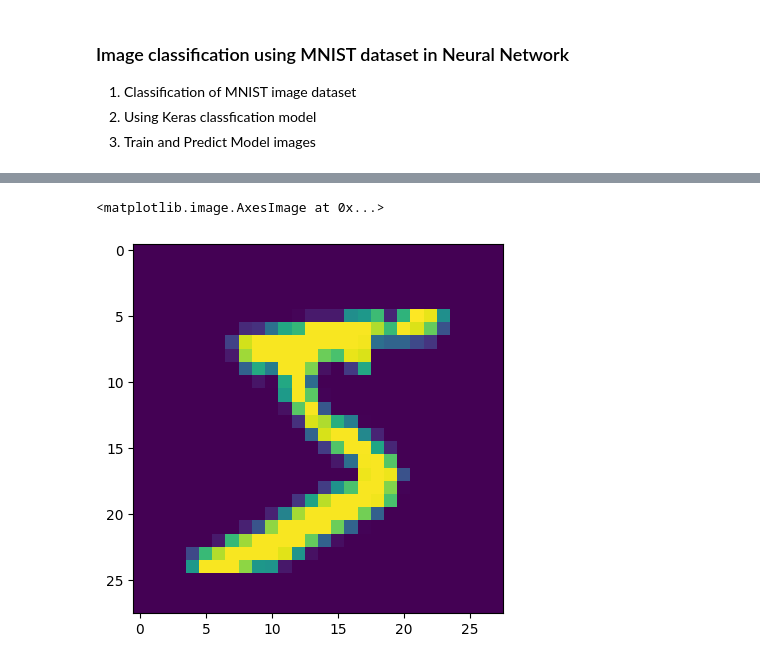
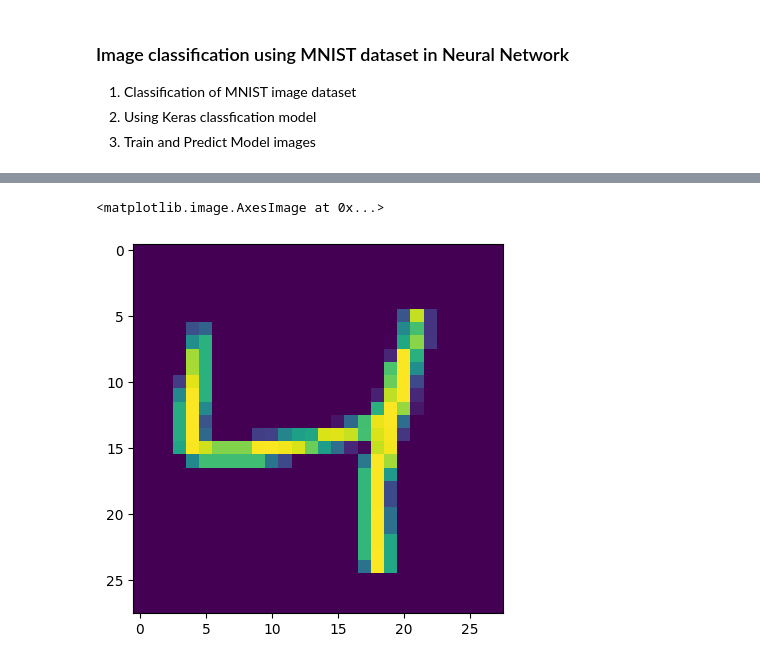
Before and after one commit to Priyanshu-21/AI-and-Machine-Learning, a Jupyter notebook: Deep_Learning/keras_classification.ipynb, the cells around one changed output, grey strips where cells are left out. Drawn from its saved outputs; the diff is of its cells as text; code cells hidden in the pictures.

```diff
--- a/Deep_Learning/keras_classification.ipynb
+++ b/Deep_Learning/keras_classification.ipynb
@@ -20,10 +21,10 @@ Downloading data from https://storage.googleapis.com/tensorflow/tf-keras-dataset
 (60000, 28, 28)
 # %%
 # Show first row image (handwritten)
-plt.imshow(x_train[0])
+plt.imshow(x_train[2])
 # %% [output]
 <matplotlib.image.AxesImage at 0x...>
-[figure, old version]
+[figure, new version]
 # %%
 # Images features and pre-processing
 # Converting 3D dimensions to 2D (Flatten Images)
```
Also changed, not shown: parts of 9 cells of this notebook.
